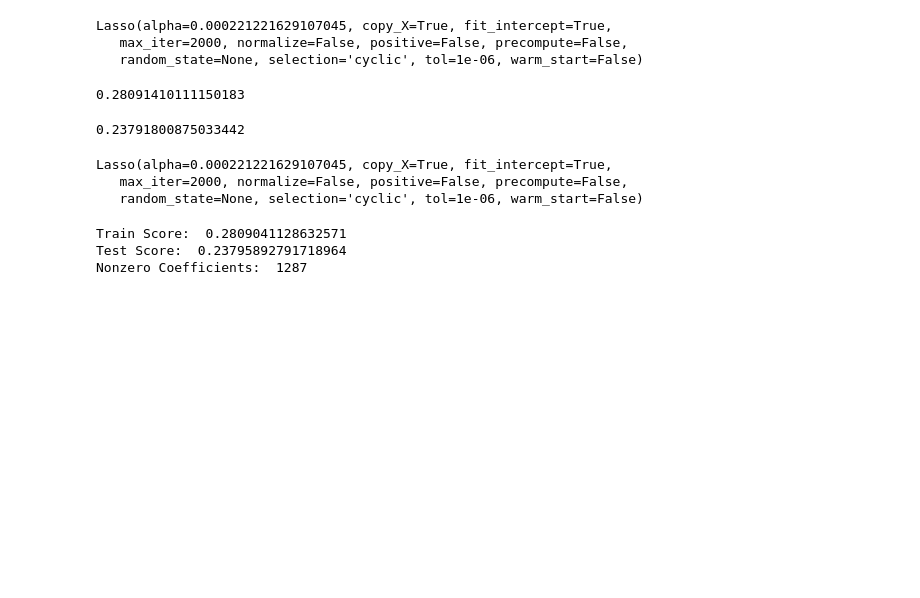
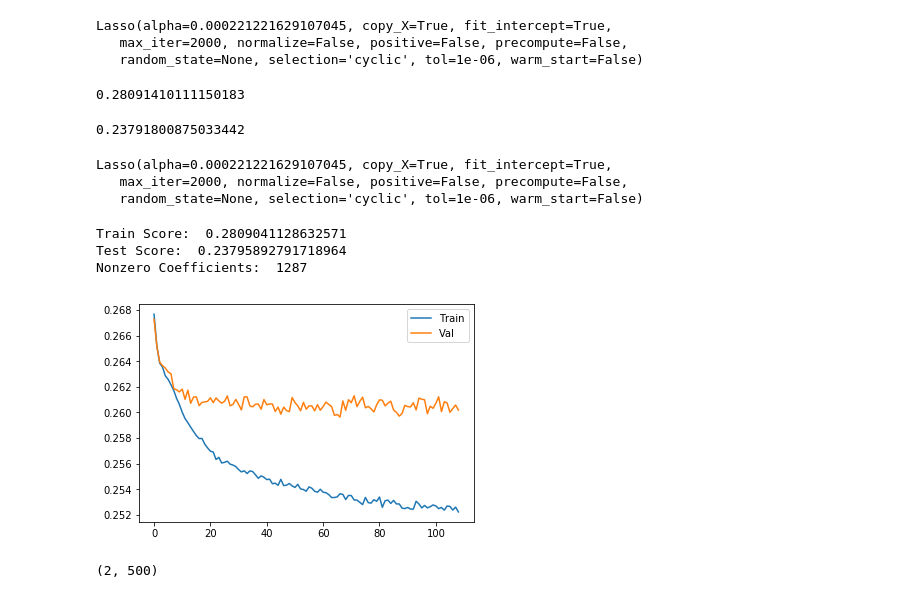
Before and after one commit to h5li/KmersNeuralNetwork, a Jupyter notebook: SklearnMLPRegressor.ipynb, the cells around one changed output. Drawn from its saved outputs; the diff is of its cells as text; code cells hidden in the pictures; blank space fills up the shorter version.

Commit message:
results

```diff
--- a/SklearnMLPRegressor.ipynb
+++ b/SklearnMLPRegressor.ipynb
@@ -78,0 +82,13 @@ Nonzero Coefficients:  1287
+# %%
+results = np.load('pytorchResults.npy')
+# %%
+plt.plot(results[0,5:],label="Train")
+plt.plot(results[1,5:],label = "Val")
+plt.legend()
+plt.show()
+# %% [output]
+[figure, added]
+# %%
+results.shape
+# %% [output]
+(2, 500)
```
Also changed, not shown: parts of 4 cells of this notebook, 4 other files.
